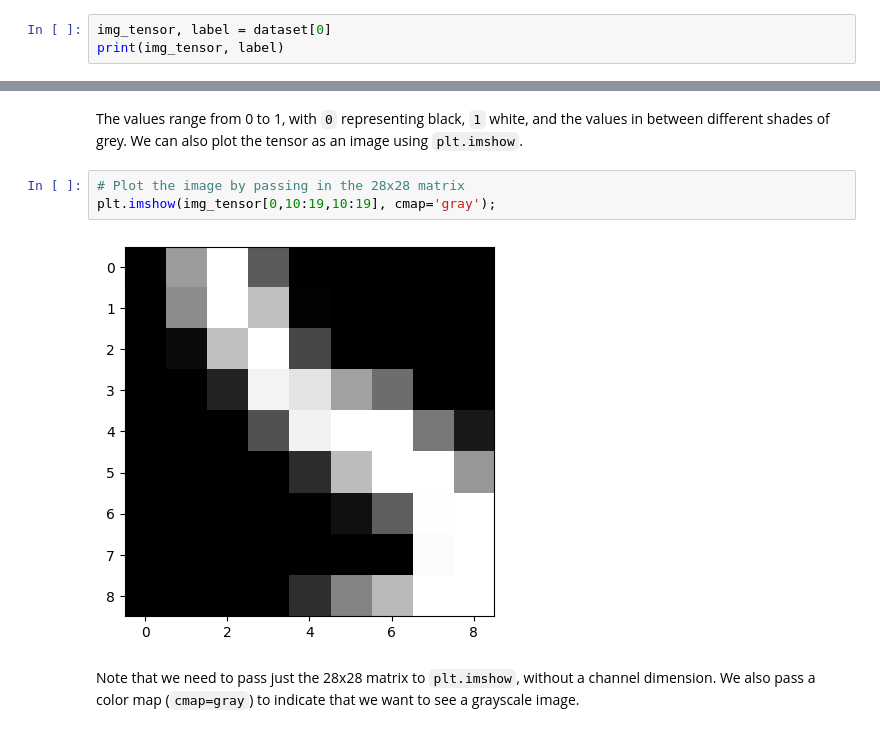
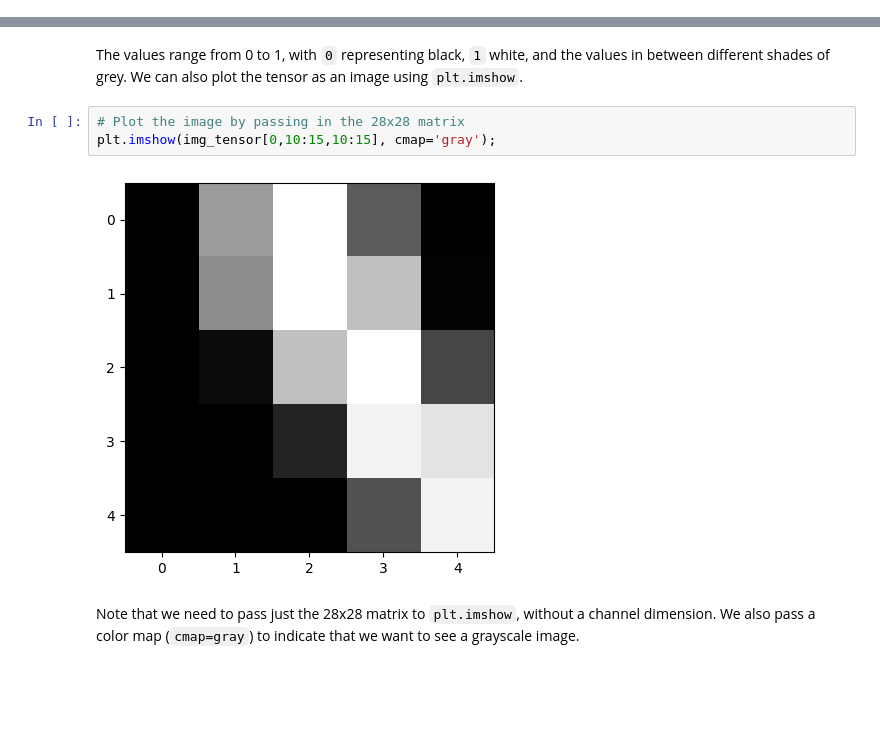
Before and after one commit to Valiev-Koyiljon/pytorch_tutorial, a Jupyter notebook: 03_logistic_regression.ipynb, the cells around one changed output, grey strips where cells are left out. Saved outputs shown, nothing was run; the diff lists cells and outputs as text; blank space fills up the shorter version.

Commit message:
Logistic Regression. Training Images with Logistic Regression

```diff
--- a/03_logistic_regression.ipynb
+++ b/03_logistic_regression.ipynb
@@ -146,6 +140,3 @@ img_tensor, label = dataset[0]
 print(img_tensor.shape, label)
 # %% [output]
 torch.Size([1, 28, 28]) 5
-# %%
-img_tensor, label = dataset[0]
-print(img_tensor, label)
@@ -185,9 +158,9 @@ tensor(1.) tensor(0.)
 The values range from 0 to 1, with `0` representing black, `1` white, and the values in between different shades of grey. We can also plot the tensor as an image using `plt.imshow`.
 # %%
 # Plot the image by passing in the 28x28 matrix
-plt.imshow(img_tensor[0,10:19,10:19], cmap='gray');
+plt.imshow(img_tensor[0,10:15,10:15], cmap='gray');
 # %% [output]
-[figure, old version]
+[figure, new version]
 # %% [markdown]
 Note that we need to pass just the 28x28 matrix to `plt.imshow`, without a channel dimension. We also pass a color map (`cmap=gray`) to indicate that we want to see a grayscale image.
 # %% [markdown]
```
Also changed, not shown: parts of 57 cells of this notebook.
